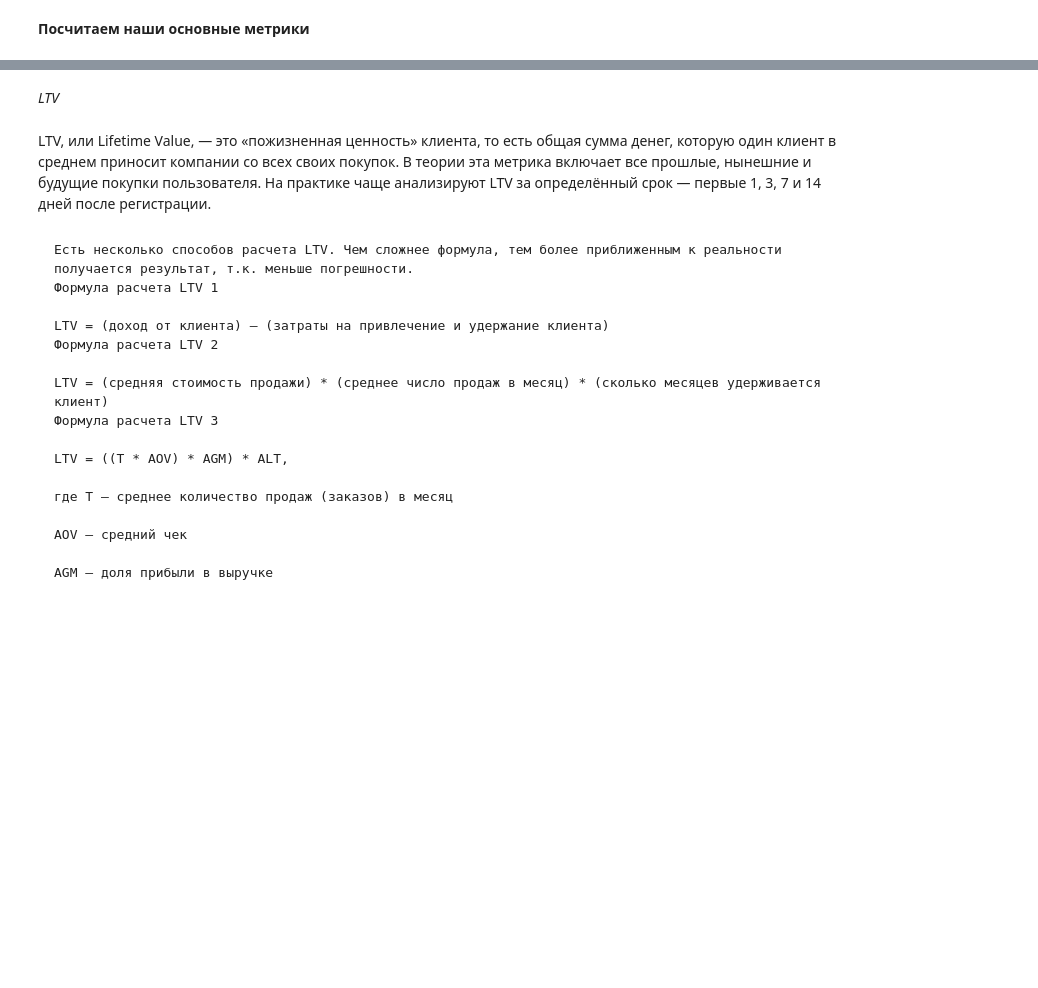
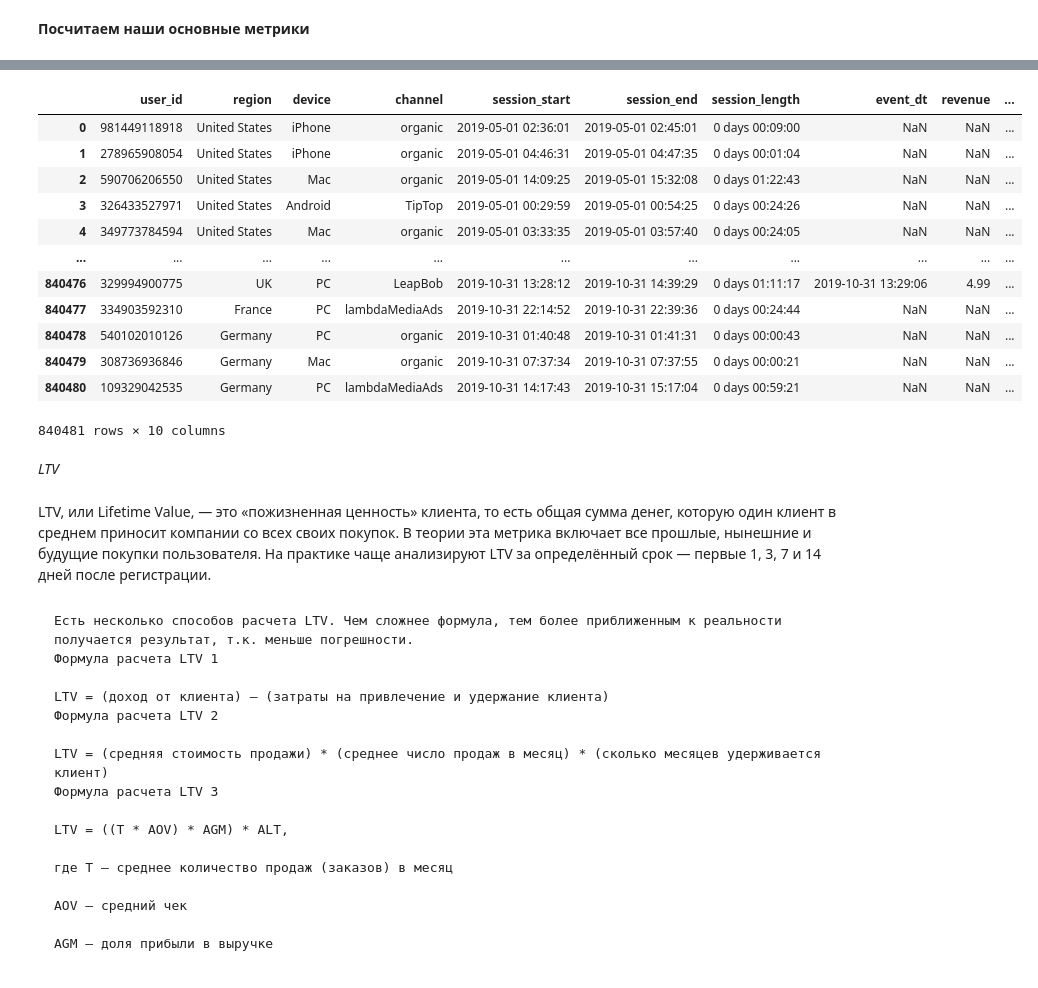
Before and after one commit to AlexVachkan/Data-exploration, a Jupyter notebook: Products_metrics/products_metric.ipynb, the cells around one changed output, grey strips where cells are left out. Saved outputs shown, nothing was run; the diff lists cells and outputs as text; code cells hidden in the pictures; blank space fills up the shorter version.

```diff
--- a/Products_metrics/products_metric.ipynb
+++ b/Products_metrics/products_metric.ipynb
@@ -545,0 +602,9 @@ Text(0.5, 1.0, 'Доходы по каналам по недели')
+# %%
+count_revenue = orders.pivot_table(
+    index='user_id',
+    values='revenue',
+    aggfunc='count'
+        ).reset_index(
+            ).rename(columns={'revenue':'count_revenue'})
+
+count_revenue.head(1)
@@ -545,0 +614,2 @@ Text(0.5, 1.0, 'Доходы по каналам по недели')
+# %%
+orders = orders.merge(count_revenue, on='user_id', how='left')
@@ -545,0 +670,16 @@ Text(0.5, 1.0, 'Доходы по каналам по недели')
+# %%
+visits.merge(orders, on = 'user_id', how = 'left')
+# %% [output]
+|  | user_id | region | device | channel | session_start | session_end | session_length | event_dt | revenue | ... |
+| 0 | 981449118918 | United States | iPhone | organic | 2019-05-01 02:36:01 | 2019-05-01 02:45:01 | 0 days 00:09:00 | NaN | NaN | ... |
+| 1 | 278965908054 | United States | iPhone | organic | 2019-05-01 04:46:31 | 2019-05-01 04:47:35 | 0 days 00:01:04 | NaN | NaN | ... |
+| 2 | 590706206550 | United States | Mac | organic | 2019-05-01 14:09:25 | 2019-05-01 15:32:08 | 0 days 01:22:43 | NaN | NaN | ... |
+| 3 | 326433527971 | United States | Android | TipTop | 2019-05-01 00:29:59 | 2019-05-01 00:54:25 | 0 days 00:24:26 | NaN | NaN | ... |
+| 4 | 349773784594 | United States | Mac | organic | 2019-05-01 03:33:35 | 2019-05-01 03:57:40 | 0 days 00:24:05 | NaN | NaN | ... |
+| ... | ... | ... | ... | ... | ... | ... | ... | ... | ... | ... |
+| 840476 | 329994900775 | UK | PC | LeapBob | 2019-10-31 13:28:12 | 2019-10-31 14:39:29 | 0 days 01:11:17 | 2019-10-31 13:29:06 | 4.99 | ... |
+| 840477 | 334903592310 | France | PC | lambdaMediaAds | 2019-10-31 22:14:52 | 2019-10-31 22:39:36 | 0 days 00:24:44 | NaN | NaN | ... |
+| 840478 | 540102010126 | Germany | PC | organic | 2019-10-31 01:40:48 | 2019-10-31 01:41:31 | 0 days 00:00:43 | NaN | NaN | ... |
+| 840479 | 308736936846 | Germany | Mac | organic | 2019-10-31 07:37:34 | 2019-10-31 07:37:55 | 0 days 00:00:21 | NaN | NaN | ... |
+| 840480 | 109329042535 | Germany | PC | lambdaMediaAds | 2019-10-31 14:17:43 | 2019-10-31 15:17:04 | 0 days 00:59:21 | NaN | NaN | ... |
+840481 rows × 10 columns
```
Also changed, not shown: parts of 13 cells of this notebook.
